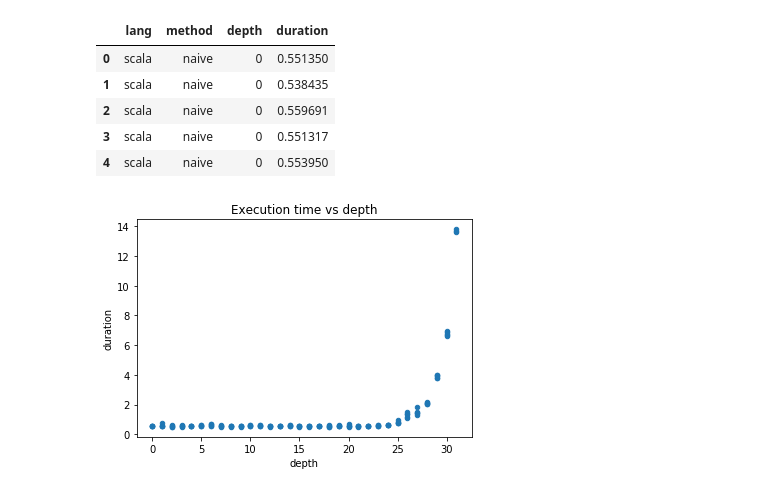
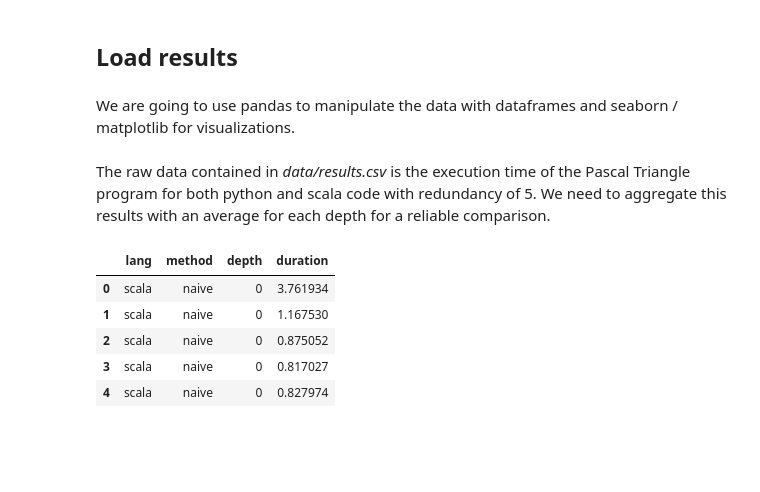
Before and after one commit to RHDZMOTA/recursive-pascal-triangle, a Jupyter notebook: results.ipynb, the cells around one changed output. Cells and saved outputs as stored; diff of their text form; code cells hidden in the pictures; blank space fills up the shorter version.

```diff
--- a/results.ipynb
+++ b/results.ipynb
@@ -3,3 +56,7 @@
+# %% [markdown]
+## Load results
+# %% [markdown]
+We are going to use pandas to manipulate the data with dataframes and seaborn / matplotlib for visualizations.
 # %%
 %matplotlib inline
 
@@ -9,17 +65,21 @@ import pandas as pd
 import matplotlib.pyplot as plt
+# %% [markdown]
+The raw data contained in *data/results.csv* is the execution time of the Pascal Triangle program for both python and scala code with redundancy of 5. We need to aggregate this results with an average for each depth for a reliable comparison.
 # %%
-data = pd.read_csv("results.csv",header=None).rename(columns={0: "lang", 1: "method", 2: "depth", 3: "duration"})
+# Read data into a pandas dataframe
+
+data = pd.read_csv("data/results.csv", header=None).rename(columns={
+    0: "lang",
+    1: "method",
+    2: "depth",
+    3: "duration"
+})
+
 data.head()
 # %% [output]
 |  | lang | method | depth | duration |
-| 0 | scala | naive | 0 | 0.551350 |
-| 1 | scala | naive | 0 | 0.538435 |
-| 2 | scala | naive | 0 | 0.559691 |
-| 3 | scala | naive | 0 | 0.551317 |
-| 4 | scala | naive | 0 | 0.553950 |
+| 0 | scala | naive | 0 | 3.761934 |
+| 1 | scala | naive | 0 | 1.167530 |
+| 2 | scala | naive | 0 | 0.875052 |
+| 3 | scala | naive | 0 | 0.817027 |
+| 4 | scala | naive | 0 | 0.827974 |
-# %%
-data.plot.scatter(x="depth", y="duration")
-plt.title("Execution time vs depth")
-plt.show()
-# %% [output]
-[figure, removed]
```
Also changed, not shown: parts of 15 cells of this notebook, 1 other file.
